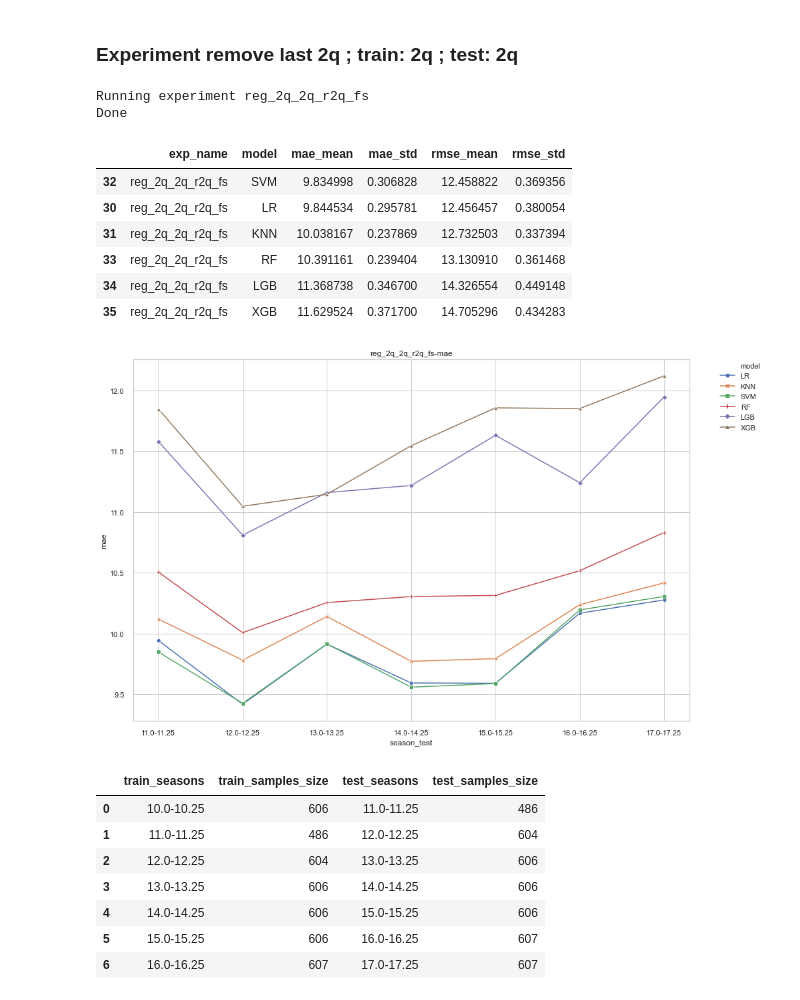
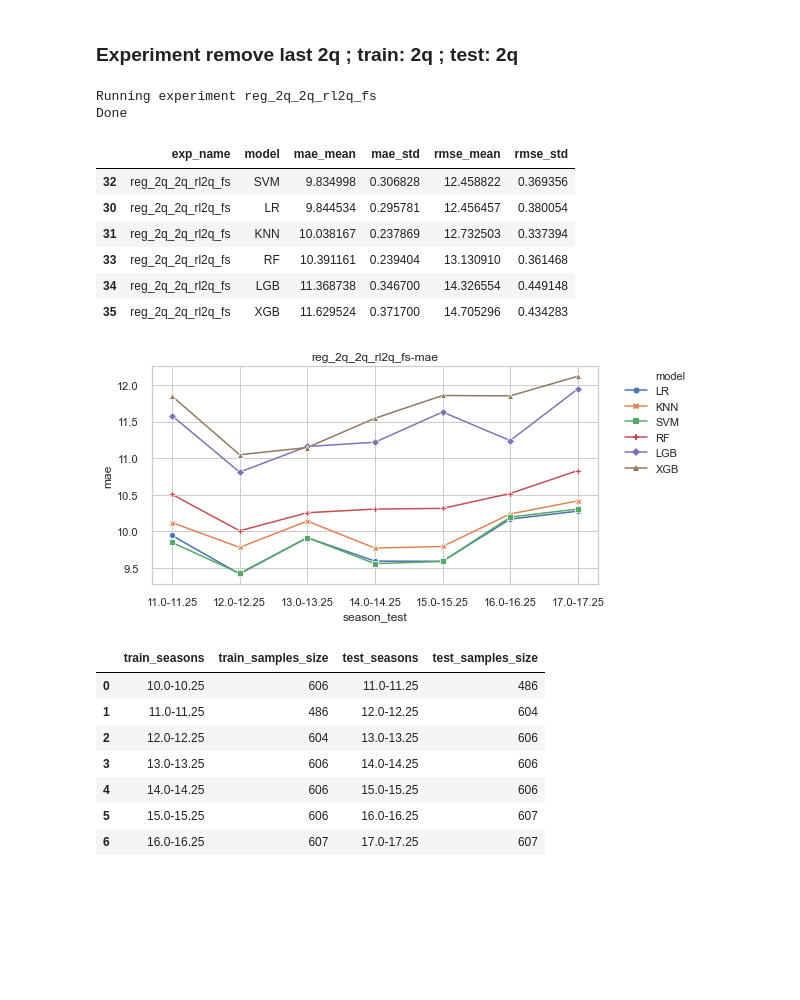
Before and after one commit to ncalderon/nba-predictor, a Jupyter notebook: nba_point_spread_reg.ipynb, the cells around one changed output. Cells and saved outputs as stored; diff of their text form; code cells hidden in the pictures; blank space fills up the shorter version.

```diff
--- a/nba_point_spread_reg.ipynb
+++ b/nba_point_spread_reg.ipynb
@@ -617,7 +617,7 @@ utils.folds_to_df(folds, train_seasons, test_seasons)
 # %% [markdown]
 ### Experiment remove last 2q ; train: 2q ; test: 2q
 # %%
-experiment_name = f"{exp_prefix}2q_2q_r2q_{exp_suffix}"
+experiment_name = f"{exp_prefix}2q_2q_rl2q_{exp_suffix}"
 # %%
 del_result_by(experiment_name)
 
@@ -628,21 +628,21 @@ results_total.append((experiment_name, results))
 
 print_prettier_exp_results(experiment_name)
 # %% [output]
-Running experiment reg_2q_2q_r2q_fs
+Running experiment reg_2q_2q_rl2q_fs
 Done
 |  | exp_name | model | mae_mean | mae_std | rmse_mean | rmse_std |
-| 32 | reg_2q_2q_r2q_fs | SVM | 9.834998 | 0.306828 | 12.458822 | 0.369356 |
-| 30 | reg_2q_2q_r2q_fs | LR | 9.844534 | 0.295781 | 12.456457 | 0.380054 |
-| 31 | reg_2q_2q_r2q_fs | KNN | 10.038167 | 0.237869 | 12.732503 | 0.337394 |
-| 33 | reg_2q_2q_r2q_fs | RF | 10.391161 | 0.239404 | 13.130910 | 0.361468 |
-| 34 | reg_2q_2q_r2q_fs | LGB | 11.368738 | 0.346700 | 14.326554 | 0.449148 |
-| 35 | reg_2q_2q_r2q_fs | XGB | 11.629524 | 0.371700 | 14.705296 | 0.434283 |
+| 32 | reg_2q_2q_rl2q_fs | SVM | 9.834998 | 0.306828 | 12.458822 | 0.369356 |
+| 30 | reg_2q_2q_rl2q_fs | LR | 9.844534 | 0.295781 | 12.456457 | 0.380054 |
+| 31 | reg_2q_2q_rl2q_fs | KNN | 10.038167 | 0.237869 | 12.732503 | 0.337394 |
+| 33 | reg_2q_2q_rl2q_fs | RF | 10.391161 | 0.239404 | 13.130910 | 0.361468 |
+| 34 | reg_2q_2q_rl2q_fs | LGB | 11.368738 | 0.346700 | 14.326554 | 0.449148 |
+| 35 | reg_2q_2q_rl2q_fs | XGB | 11.629524 | 0.371700 | 14.705296 | 0.434283 |
 # %%
 #### Visualize experiments results
 name, res = get_result_by(experiment_name)
-plot_results(name, res, figsize=(15, 10))
+plot_results(name, res, figsize=(8, 4))
 # %% [output]
-[figure, old version]
+[figure, new version]
 # %%
 utils.folds_to_df(folds, train_seasons, test_seasons)
 # %% [output]
```
Also changed, not shown: parts of 19 cells of this notebook, 1 other file.
